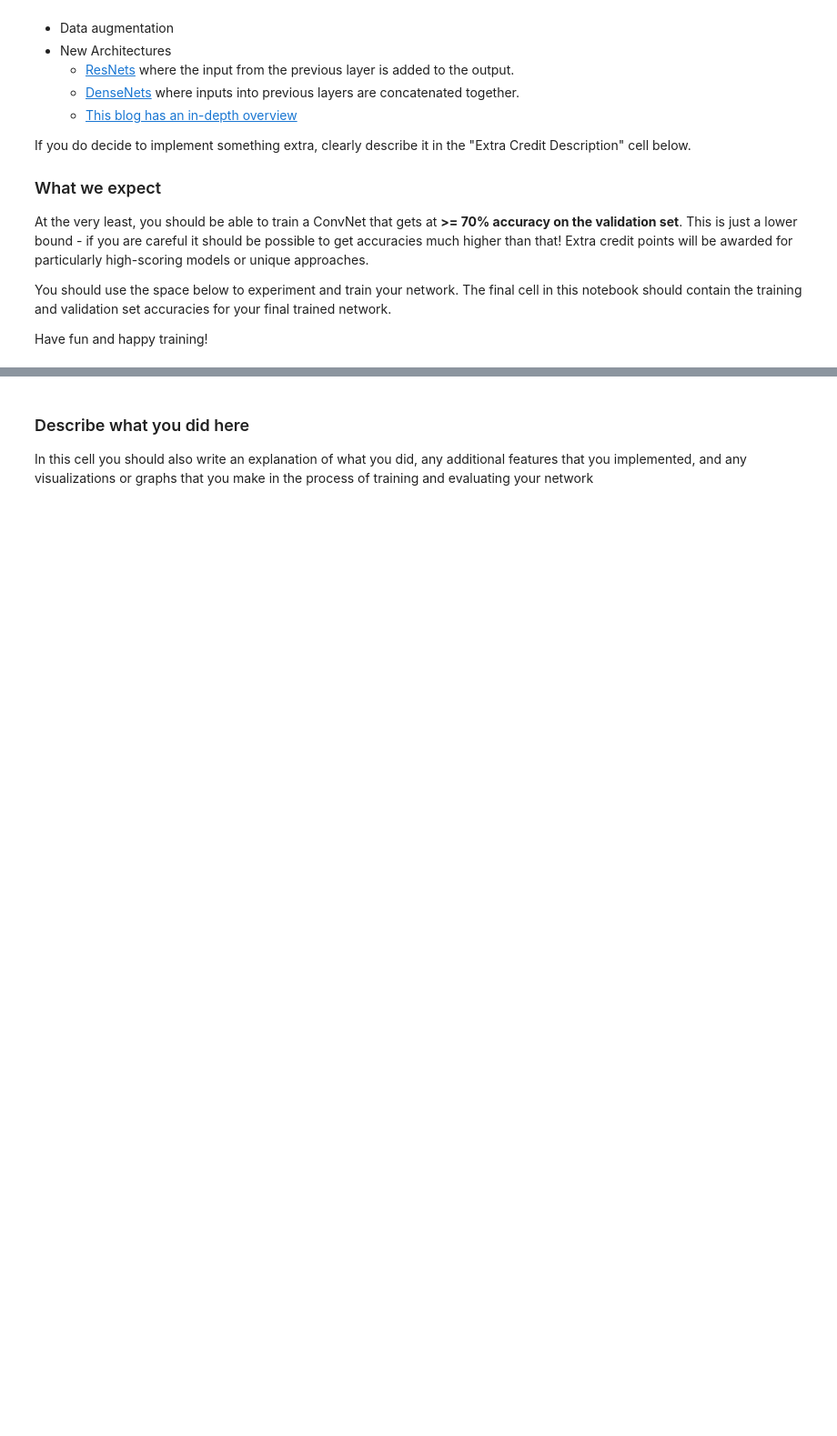
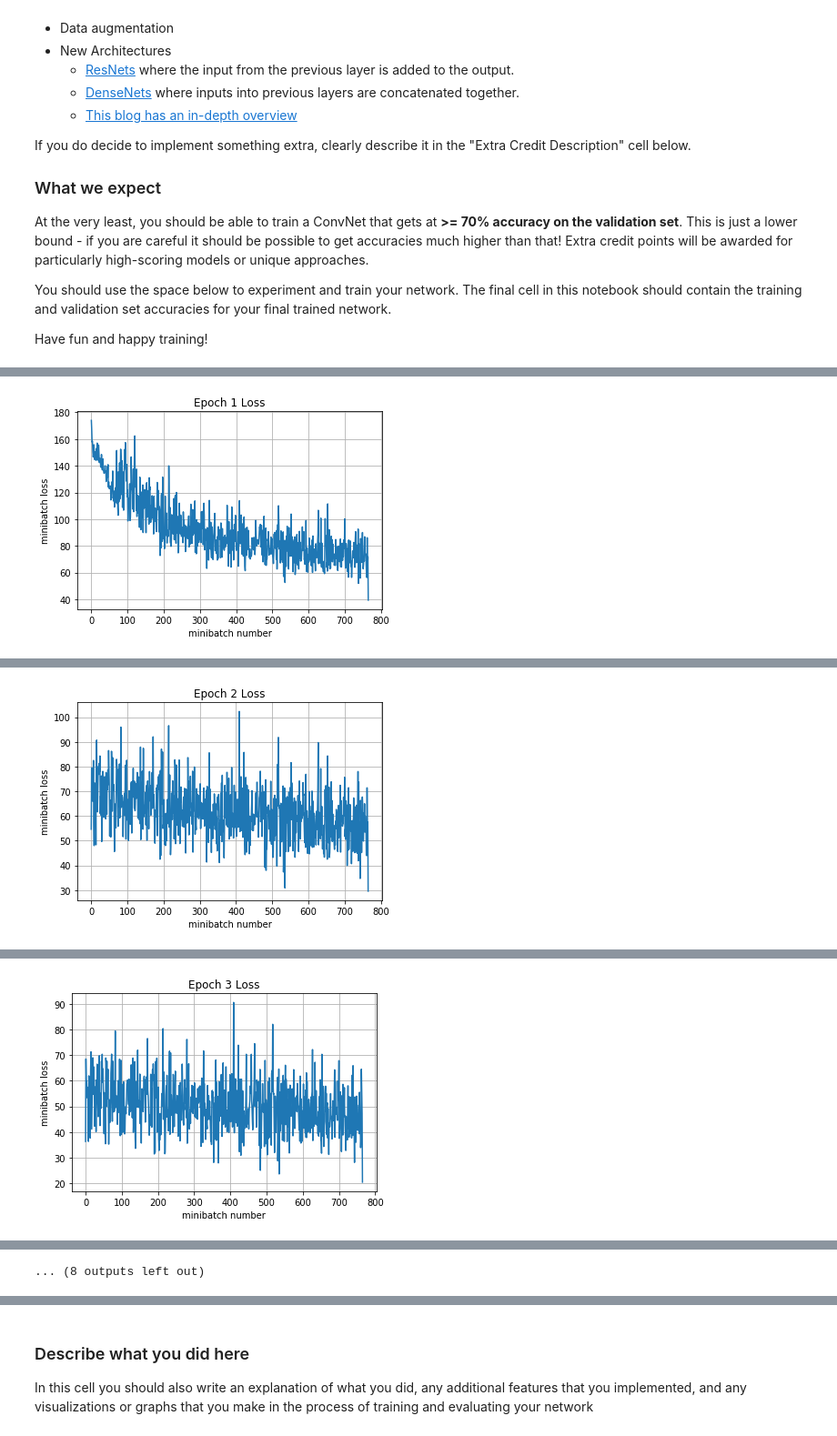
Before and after one commit to Jiancong/cs231n_2017, a Jupyter notebook: assignment2/TensorFlow.ipynb, the cells around one changed output, grey strips where cells are left out. Shown: that part at 91% size. Cells and saved outputs as stored; diff of their text form; code cells hidden in the pictures; blank space fills up the shorter version.

```diff
--- a/assignment2/TensorFlow.ipynb
+++ b/assignment2/TensorFlow.ipynb
@@ -345,7 +345,7 @@ To make sure you're doing the right thing, use the following tool to check the d
 # and make sure the output is the right size
 x = np.random.randn(64, 32, 32,3)
 with tf.Session() as sess:
-    with tf.device("/cpu:0"): #"/cpu:0" or "/gpu:0"
+    with tf.device("/gpu:0"): #"/cpu:0" or "/gpu:0"
         writer=tf.summary.FileWriter('./graphs', sess.graph)
         tf.global_variables_initializer().run()
 
@@ -496,15 +496,24 @@ You should use the space below to experiment and train your network. The final c
 
 Have fun and happy training!
 # %%
-def run_model(session, predict, loss_val, Xd, yd,
+
+def run_model(SUMMARIES_DIR, session, predict, loss_val, Xd, yd,
               epochs=1, batch_size=64, print_every=100,
               training=None, plot_losses=False):
     # have tensorflow compute accuracy
     #print("predict.shape=>", predict.shape)
     #print("y.shape=>", y.shape)
     #print("tf.argmax predict=>", tf.argmax(predict,1))
-    correct_prediction = tf.equal(tf.argmax(predict,1), y)
-    accuracy = tf.reduce_mean(tf.cast(correct_prediction, tf.float32))
+    with tf.name_scope('accuracy'):
+        with tf.name_scope('correct_prediction'):
+            correct_prediction = tf.equal(tf.argmax(predict,1), y)
+        with  tf.name_scope('accuracy'):
+            accuracy = tf.reduce_mean(tf.cast(correct_prediction, tf.float32))
+    tf.summary.scalar('accuracy', accuracy)
+
+    merged = tf.summary.merge_all()
+    train_writer = tf.summary.FileWriter(SUMMARIES_DIR, session.graph)
+    test_writer = tf.summary.FileWriter(SUMMARIES_DIR, session.graph)
 
     # shuffle indicies
     train_indicies = np.arange(Xd.shape[0])
@@ -544,10 +553,12 @@ def run_model(session, predict, loss_val, Xd, yd,
 
             # have tensorflow compute loss and correct predictions
             # and (if given) perform a training step
-            loss, corr, _ = session.run(variables,feed_dict=feed_dict)
-
+            loss, corr, acc = session.run(variables,feed_dict=feed_dict)
+            #train_writer.add_summary([loss, corr, acc], i)
             # aggregate performance stats
             losses.append(loss*actual_batch_size)
+
+
             correct += np.sum(corr)
 
             # print every now and then
@@ -771,3 +771,20 @@ max_pool4.shape=> (?, 1, 1, 512)
 <tf.Variable 'Dense_layer/bias:0' shape=(1024,) dtype=float32_ref>
 <tf.Variable 'Predictions/kernel:0' shape=(1024, 10) dtype=float32_ref>
 <tf.Variable 'Predictions/bias:0' shape=(10,) dtype=float32_ref>
+# %%
+# Feel free to play with this cell
+# This default code creates a session
+# and trains your model for 10 epochs
+# then prints the validation set accuracy
+sess = tf.Session()
+LOGDIR='./graphs/resnet1/'
+writer=tf.summary.FileWriter(LOGDIR, sess.graph)
+
+
+sess.run(tf.global_variables_initializer())
+print('Training')
+run_model(LOGDIR,sess,y_out,mean_loss,X_train,y_train,10,64,100,train_step,True)
+#print('Validation')
+#run_model(LOGDIR,sess,y_out,mean_loss,X_val,y_val,1,64)
+writer.close()
+# %% [output]
@@ -773,0 +802 @@ max_pool4.shape=> (?, 1, 1, 512)
+[figure, added]
@@ -773,0 +812 @@ max_pool4.shape=> (?, 1, 1, 512)
+[figure, added]
@@ -773,0 +821 @@ max_pool4.shape=> (?, 1, 1, 512)
+[figure, added]
@@ -774,3 +851,4 @@ max_pool4.shape=> (?, 1, 1, 512)
+... (8 outputs left out)
 # %%
 ################################################################
 # Create a neural network with residual units.                 #
```
Also changed, not shown: parts of 10 cells of this notebook.
